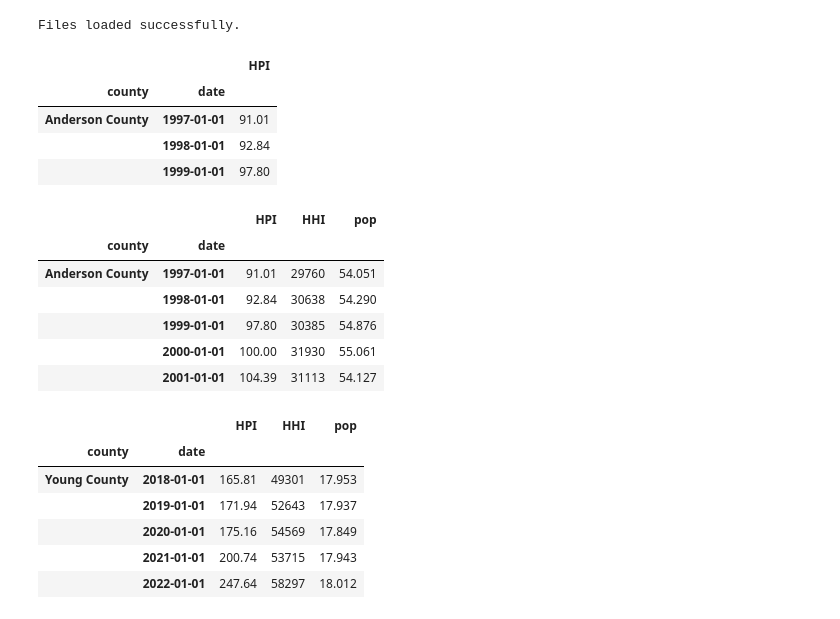
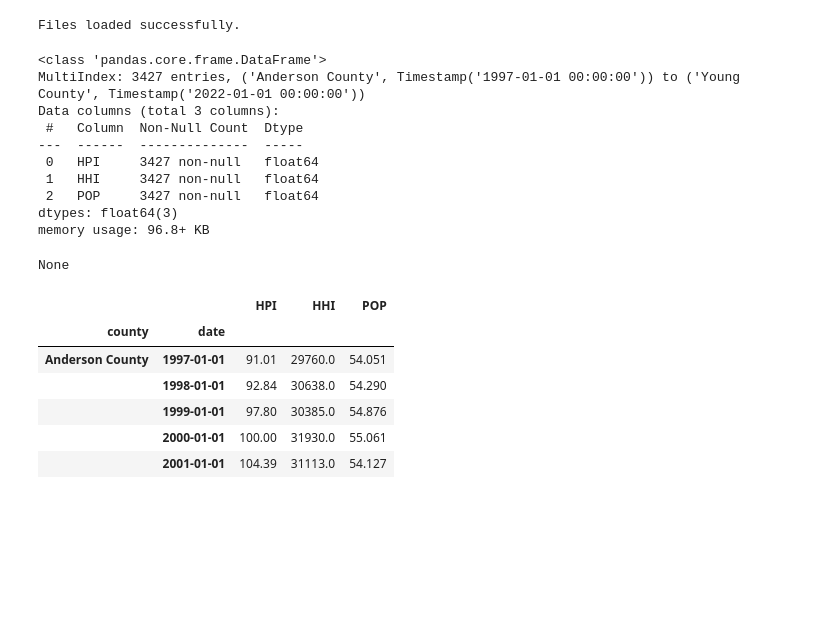
Before and after one commit to ehxewri/ProjectOne_Team2, a Jupyter notebook: Frank_playground/main.ipynb, the cells around one changed output. Cells and saved outputs as stored; diff of their text form; code cells hidden in the pictures; blank space fills up the shorter version.

```diff
--- a/Frank_playground/main.ipynb
+++ b/Frank_playground/main.ipynb
@@ -159,51 +157,54 @@ Files loaded successfully.
 # %%
 
 hpi_df = pd.DataFrame(series_hpi)
 hpi_df = (
          hpi_df
         .assign(date=lambda df: pd.to_datetime(df['date']))  # Convert 'date' to datetime
         .rename(columns={'value': 'HPI'})   # Rename 'value' column to 'HPI'
         .set_index(['county', 'date'])                  # Set 'date' as the index
         .dropna()                           # Drop rows with NaN values
         )
-display (hpi_df.head(3))
 hhi_df = pd.DataFrame(series_hhi)
 hhi_df = (
          hhi_df
         .assign(date=lambda df: pd.to_datetime(df['date']))  # Convert 'date' to datetime
         .rename(columns={'value': 'HHI'})   # Rename 'value' column to 'HPI'
         .set_index(['county', 'date'])                    # Set 'date' as the index
         .dropna()                           # Drop rows with NaN values
         )
 pop_df = pd.DataFrame(series_pop)
 pop_df = (
          pop_df
         .assign(date=lambda df: pd.to_datetime(df['date']))     # Convert 'date' to datetime
-        .rename(columns={'value': 'pop'})                       # Rename 'value' column to 'HPI'
+        .rename(columns={'value': 'POP'})                       # Rename 'value' column to 'HPI'
         .set_index(['county', 'date'])                          # Set 'date' as the index
         .sort_index(ascending=[False,True])
         #.dropna()                                               # Drop rows with NaN values
         )
-series_id_df= hpi_df.join(hhi_df, how='inner').join(pop_df, how='inner')
-display (series_id_df.head(5))
-display (series_id_df.tail(5))
+tced_df= hpi_df.join(hhi_df, how='inner').join(pop_df, how='inner')
+tced_df['HPI'] = tced_df['HPI'].astype(float)
+tced_df['HHI'] = tced_df['HHI'].astype(float)
+tced_df['POP'] = tced_df['POP'].astype(float)
+display (tced_df.info())
+display (tced_df.head())
+file_path = f"../resources/TX_Counties_ECO_Data.csv"  # Construct file path with .csv extension
+tced_df.to_csv(file_path, index=True)
 # %% [output]
+<class 'pandas.core.frame.DataFrame'>
+MultiIndex: 3427 entries, ('Anderson County', Timestamp('1997-01-01 00:00:00')) to ('Young County', Timestamp('2022-01-01 00:00:00'))
+Data columns (total 3 columns):
+ #   Column  Non-Null Count  Dtype
+---  ------  --------------  -----
+ 0   HPI     3427 non-null   float64
+ 1   HHI     3427 non-null   float64
+ 2   POP     3427 non-null   float64
+dtypes: float64(3)
+memory usage: 96.8+ KB
+None
-|  |  | HPI |
-| county | date |  |
-| Anderson County | 1997-01-01 | 91.01 |
-|  | 1998-01-01 | 92.84 |
-|  | 1999-01-01 | 97.80 |
+|  |  | HPI | HHI | POP |
+| county | date |  |  |  |
+| Anderson County | 1997-01-01 | 91.01 | 29760.0 | 54.051 |
+|  | 1998-01-01 | 92.84 | 30638.0 | 54.290 |
+|  | 1999-01-01 | 97.80 | 30385.0 | 54.876 |
+|  | 2000-01-01 | 100.00 | 31930.0 | 55.061 |
+|  | 2001-01-01 | 104.39 | 31113.0 | 54.127 |
-|  |  | HPI | HHI | pop |
-| county | date |  |  |  |
-| Anderson County | 1997-01-01 | 91.01 | 29760 | 54.051 |
-|  | 1998-01-01 | 92.84 | 30638 | 54.290 |
-|  | 1999-01-01 | 97.80 | 30385 | 54.876 |
-|  | 2000-01-01 | 100.00 | 31930 | 55.061 |
-|  | 2001-01-01 | 104.39 | 31113 | 54.127 |
-|  |  | HPI | HHI | pop |
-| county | date |  |  |  |
-| Young County | 2018-01-01 | 165.81 | 49301 | 17.953 |
-|  | 2019-01-01 | 171.94 | 52643 | 17.937 |
-|  | 2020-01-01 | 175.16 | 54569 | 17.849 |
-|  | 2021-01-01 | 200.74 | 53715 | 17.943 |
-|  | 2022-01-01 | 247.64 | 58297 | 18.012 |
```
Also changed, not shown: parts of 6 cells of this notebook.
